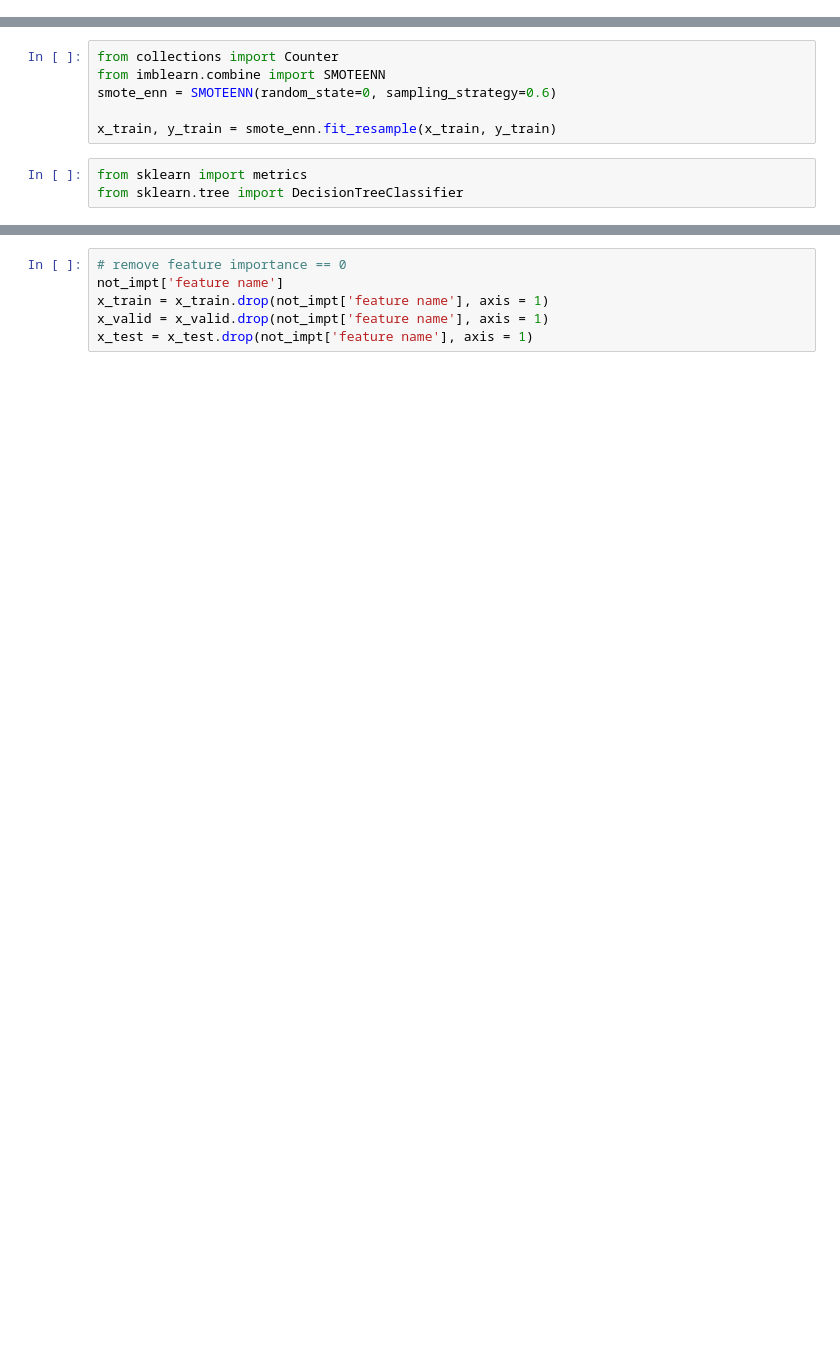
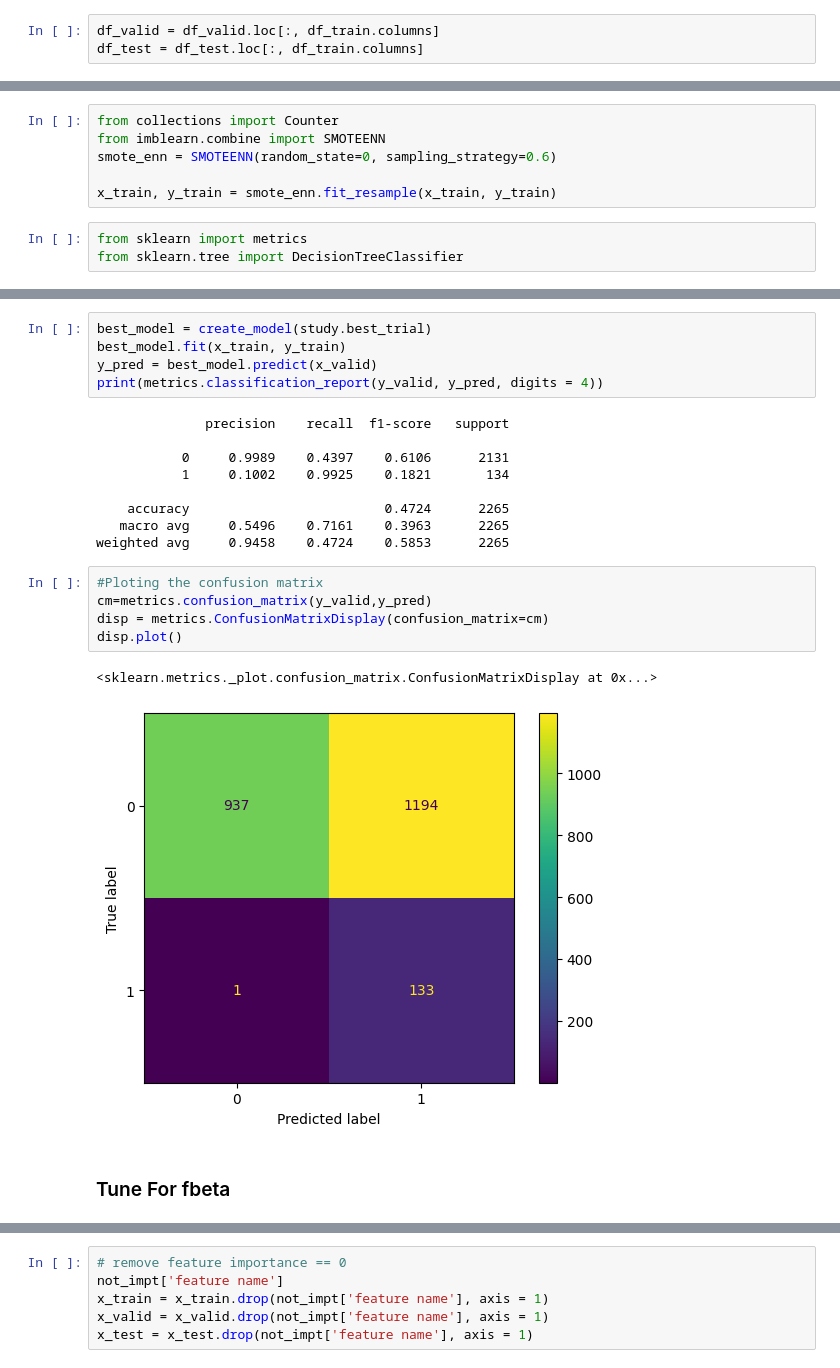
Before and after one commit to hewtungyuen/car-insurance-fraud-BT4012, a Jupyter notebook: Decision Tree.ipynb, the cells around one changed output, grey strips where cells are left out. Saved outputs shown, nothing was run; the diff lists cells and outputs as text; blank space fills up the shorter version.

```diff
--- a/Decision Tree.ipynb
+++ b/Decision Tree.ipynb
@@ -13,0 +12,3 @@ df_test['Age'] = (df_test['Age']-df_test['Age'].mean())/df_test['Age'].std()
+# %%
+df_valid = df_valid.loc[:, df_train.columns]
+df_test = df_test.loc[:, df_train.columns]
@@ -48,0 +79,24 @@ def objective(trial):
+# %%
+best_model = create_model(study.best_trial)
+best_model.fit(x_train, y_train)
+y_pred = best_model.predict(x_valid)
+print(metrics.classification_report(y_valid, y_pred, digits = 4))
+# %% [output]
+              precision    recall  f1-score   support
+
+           0     0.9989    0.4397    0.6106      2131
+           1     0.1002    0.9925    0.1821       134
+
+    accuracy                         0.4724      2265
+   macro avg     0.5496    0.7161    0.3963      2265
+weighted avg     0.9458    0.4724    0.5853      2265
+# %%
+#Ploting the confusion matrix
+cm=metrics.confusion_matrix(y_valid,y_pred)
+disp = metrics.ConfusionMatrixDisplay(confusion_matrix=cm)
+disp.plot()
+# %% [output]
+<sklearn.metrics._plot.confusion_matrix.ConfusionMatrixDisplay at 0x...>
+[figure, added]
+# %% [markdown]
+### Tune For fbeta
```
Also changed, not shown: parts of 31 cells of this notebook, 3 other files.
